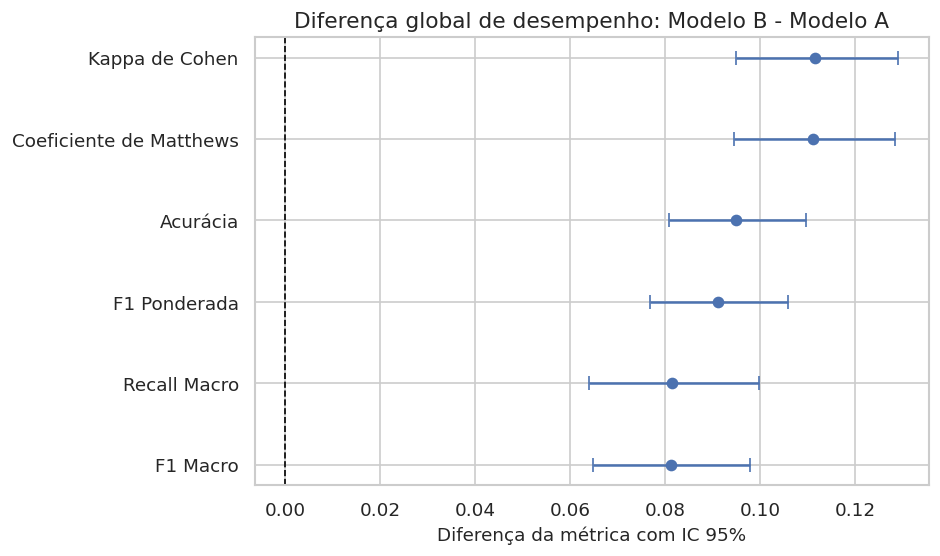
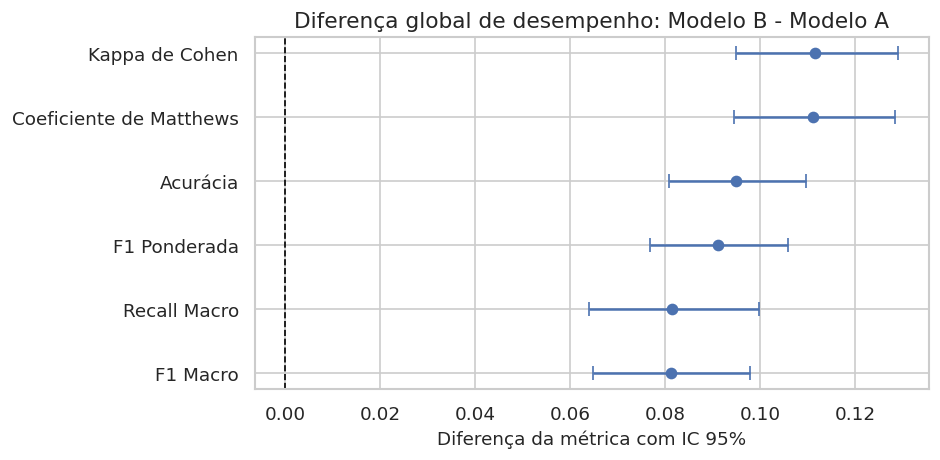
Code edit (unified diff) that turned the first committed figure into the second:
--- before
+++ after
@@ -4,5 +4,5 @@
 dados_plot = (tabela_global_ab.loc[tabela_global_ab["Métrica"].isin(metricas_principais)].copy().sort_values("Δ(B-A)"))
 
-fig, ax = plt.subplots(figsize=(8, 4.8))
+fig, ax = plt.subplots(figsize=(8, 4))
 # Plota a estimativa pontual e o intervalo de confiança bootstrap para o delta B-A.
 ax.errorbar(dados_plot["Δ(B-A)"], dados_plot["Métrica"], 

Commit: Update Figures and Tables + Add requirements.txt